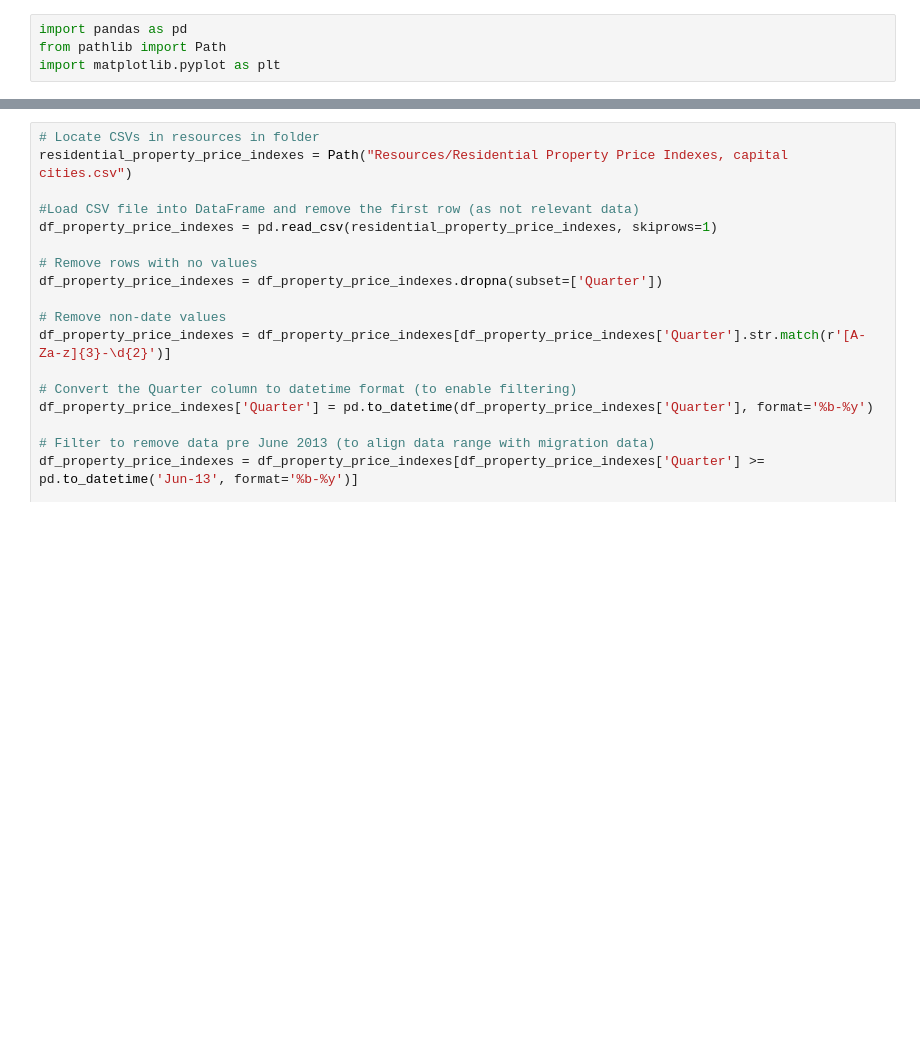
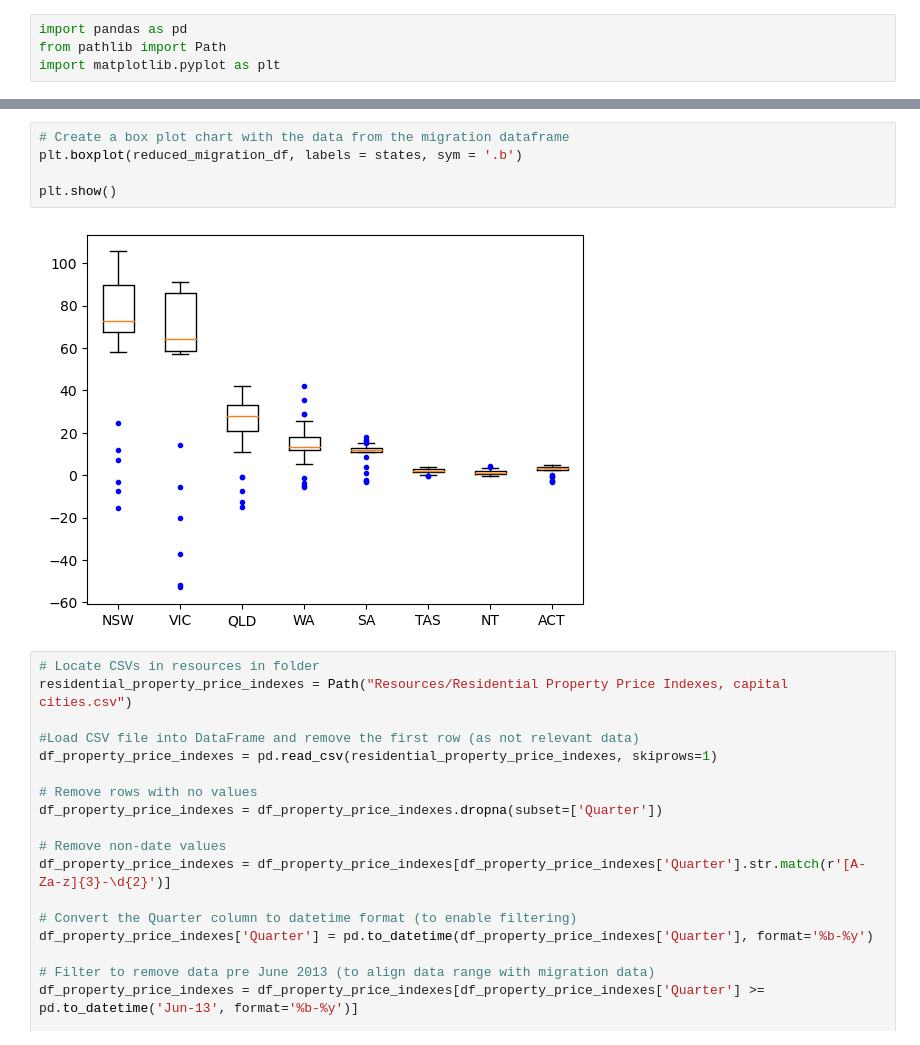
Before and after one commit to L-Tren/Project-1-Group-2, a Jupyter notebook: Project_1_Group2.ipynb, the cells around one changed output, grey strips where cells are left out. Cells and saved outputs as stored; diff of their text form; blank space fills up the shorter version.

```diff
--- a/Project_1_Group2.ipynb
+++ b/Project_1_Group2.ipynb
@@ -56,3 +165,10 @@ merged_df_migration
+# %%
+# Create a box plot chart with the data from the migration dataframe
+plt.boxplot(reduced_migration_df, labels = states, sym = '.b')
+
+plt.show()
+# %% [output]
+[figure, added]
 # %%
 # Locate CSVs in resources in folder
 residential_property_price_indexes = Path("Resources/Residential Property Price Indexes, capital cities.csv")
```
Also changed, not shown: parts of 18 cells of this notebook.
